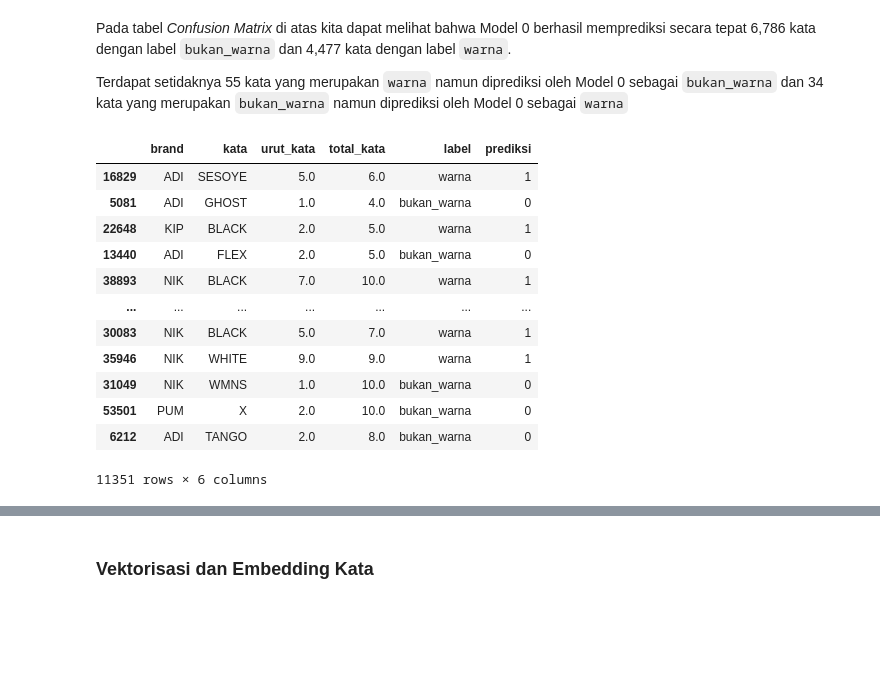
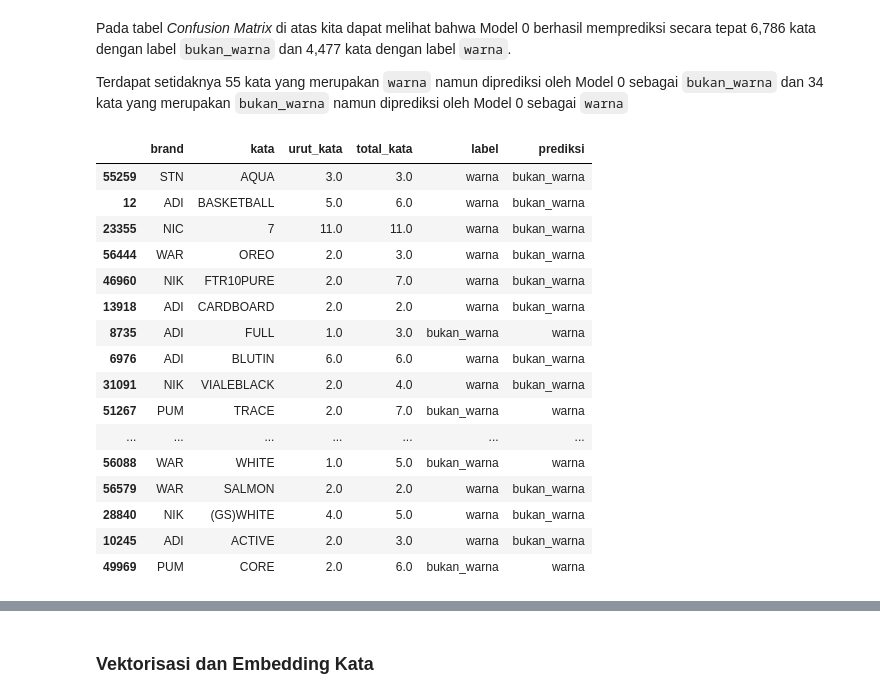
Before and after one commit to johanesPao/ColorSkim, a Jupyter notebook: ColorSkim_AI.ipynb, the cells around one changed output, grey strips where cells are left out. Saved outputs shown, nothing was run; the diff lists cells and outputs as text; code cells hidden in the pictures; blank space fills up the shorter version.

Commit message:
Modifikasi hyperparameter dan re-train model_1

```diff
--- a/ColorSkim_AI.ipynb
+++ b/ColorSkim_AI.ipynb
@@ -88,20 +93,25 @@ xla_global_id: 416903419
 ## Variabel Global
 # %%
 DIR_MODEL_CHECKPOINT = 'colorskim_checkpoint'
-# kita akan mengatur toleransi_es sebagai fraksi (fraksi_toleransi) tertentu dari jumlah total epoch
-# dan toleransi_rlop sebagai toleransi_es dibagi dengan jumlah kesempatan (kesempatan_rlop)
-# dilakukannya reduksi pada learning_rate
+ # * kita akan mengatur toleransi_es sebagai fraksi (fraksi_toleransi) tertentu dari jumlah total epoch
+ # * dan toleransi_rlop sebagai toleransi_es dibagi dengan jumlah kesempatan (kesempatan_rlop)
+ # * dilakukannya reduksi pada learning_rate
 EPOCHS = 1000
-UKURAN_BATCH = 64
-FRAKSI_TOLERANSI = 0.05
+UKURAN_BATCH = 32
+FRAKSI_TOLERANSI = 0.01
 KESEMPATAN_RLOP = 5
 TOLERANSI_ES = int(EPOCHS*FRAKSI_TOLERANSI)
 TOLERANSI_RLOP = int(TOLERANSI_ES/KESEMPATAN_RLOP)
 FRAKSI_REDUKSI_LR = 0.1
+METRIK_MONITOR = 'val_accuracy'
 RANDOM_STATE = 11
-RASIO_TEST_TRAIN = 0.2
+ # ! untuk mencegah overfitting, kita akan memberikan ruang yang cukup besar
+ # ! untuk test_data dan memperkecil porsi train_data dengan jumlah epoch
+ # ! yang besar sehingga model masih memiliki waktu untuk melakukan
+ # ! training pada train_data
+RASIO_TEST_TRAIN = 0.4
 
-# wandb init
+ # * wandb init
 wandb = {'proyek': 'ColorSkim',
          'user': 'jpao'}
 # %% [markdown]
@@ -459,22 +527,30 @@ Pada tabel *Confusion Matrix* di atas kita dapat melihat bahwa Model 0 berhasil
 
 Terdapat setidaknya 55 kata yang merupakan `warna` namun diprediksi oleh Model 0 sebagai `bukan_warna` dan 34 kata yang merupakan `bukan_warna` namun diprediksi oleh Model 0 sebagai `warna`
 # %%
+ # * Set inverse dari label encoder
+inverse_label_encoder = list(label_encoder.inverse_transform([0, 1]))
 data_test = pd.DataFrame(test_data_mnb, columns=data_header)[['brand', 'kata', 'urut_kata', 'total_kata', 'label']]
 data_pred = pd.DataFrame(np.int32(pred_model_0), columns=['prediksi'])
-data_pred.iloc[:, 0].tolist()
 data_test['prediksi'] = data_pred.iloc[:, 0].tolist()
-data_test
+data_test['prediksi'] = data_test['prediksi'].astype(int).map(lambda x: inverse_label_encoder[x])
+data_test = data_test.loc[data_test['label']!= data_test['prediksi']]
+with pd.option_context('display.max_rows', None):
+    display(data_test)
 # %% [output]
 |  | brand | kata | urut_kata | total_kata | label | prediksi |
-| 16829 | ADI | SESOYE | 5.0 | 6.0 | warna | 1 |
-| 5081 | ADI | GHOST | 1.0 | 4.0 | bukan_warna | 0 |
-| 22648 | KIP | BLACK | 2.0 | 5.0 | warna | 1 |
-| 13440 | ADI | FLEX | 2.0 | 5.0 | bukan_warna | 0 |
-| 38893 | NIK | BLACK | 7.0 | 10.0 | warna | 1 |
+| 55259 | STN | AQUA | 3.0 | 3.0 | warna | bukan_warna |
+| 12 | ADI | BASKETBALL | 5.0 | 6.0 | warna | bukan_warna |
+| 23355 | NIC | 7 | 11.0 | 11.0 | warna | bukan_warna |
+| 56444 | WAR | OREO | 2.0 | 3.0 | warna | bukan_warna |
+| 46960 | NIK | FTR10PURE | 2.0 | 7.0 | warna | bukan_warna |
+| 13918 | ADI | CARDBOARD | 2.0 | 2.0 | warna | bukan_warna |
+| 8735 | ADI | FULL | 1.0 | 3.0 | bukan_warna | warna |
+| 6976 | ADI | BLUTIN | 6.0 | 6.0 | warna | bukan_warna |
+| 31091 | NIK | VIALEBLACK | 2.0 | 4.0 | warna | bukan_warna |
+| 51267 | PUM | TRACE | 2.0 | 7.0 | bukan_warna | warna |
 | ... | ... | ... | ... | ... | ... | ... |
-| 30083 | NIK | BLACK | 5.0 | 7.0 | warna | 1 |
-| 35946 | NIK | WHITE | 9.0 | 9.0 | warna | 1 |
-| 31049 | NIK | WMNS | 1.0 | 10.0 | bukan_warna | 0 |
-| 53501 | PUM | X | 2.0 | 10.0 | bukan_warna | 0 |
-| 6212 | ADI | TANGO | 2.0 | 8.0 | bukan_warna | 0 |
+| 56088 | WAR | WHITE | 1.0 | 5.0 | bukan_warna | warna |
+| 56579 | WAR | SALMON | 2.0 | 2.0 | warna | bukan_warna |
+| 28840 | NIK | (GS)WHITE | 4.0 | 5.0 | warna | bukan_warna |
+| 10245 | ADI | ACTIVE | 2.0 | 3.0 | warna | bukan_warna |
+| 49969 | PUM | CORE | 2.0 | 6.0 | bukan_warna | warna |
-11351 rows × 6 columns
```
Also changed, not shown: parts of 49 cells of this notebook, 11 other files.
